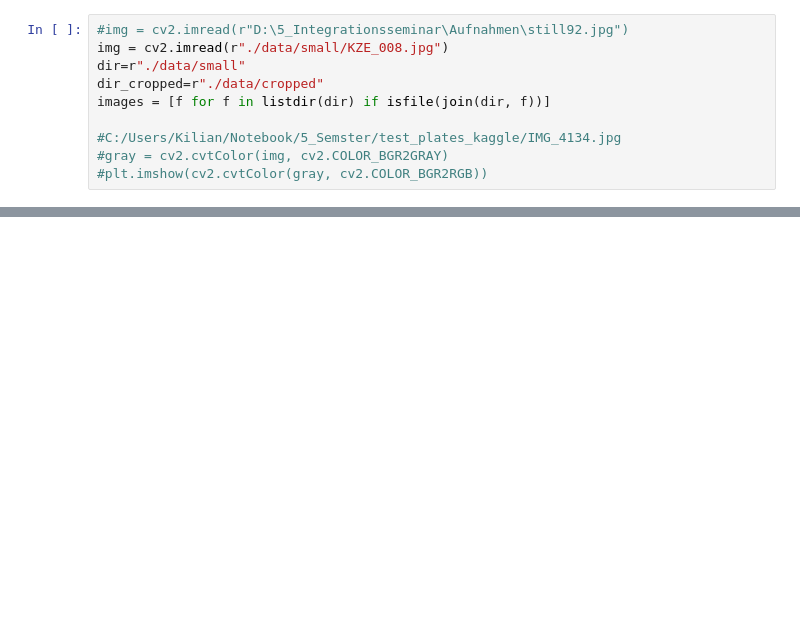
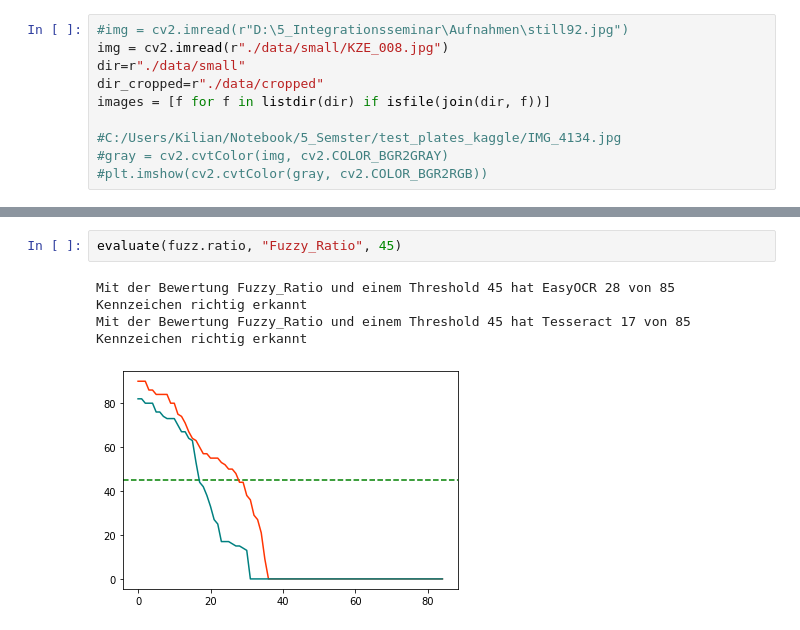
Before and after one commit to 1337DS/SmartGarage, a Jupyter notebook: Pipeline Kennzeichen.ipynb, the cells around one changed output, grey strips where cells are left out. Saved outputs shown, nothing was run; the diff lists cells and outputs as text; blank space fills up the shorter version.

```diff
--- a/Pipeline Kennzeichen.ipynb
+++ b/Pipeline Kennzeichen.ipynb
@@ -163,0 +206,6 @@ df.
+# %%
+evaluate(fuzz.ratio, "Fuzzy_Ratio", 45)
+# %% [output]
+Mit der Bewertung Fuzzy_Ratio und einem Threshold 45 hat EasyOCR 28 von 85 Kennzeichen richtig erkannt
+Mit der Bewertung Fuzzy_Ratio und einem Threshold 45 hat Tesseract 17 von 85 Kennzeichen richtig erkannt
+[figure, added]
```
Also changed, not shown: parts of 13 cells of this notebook.
